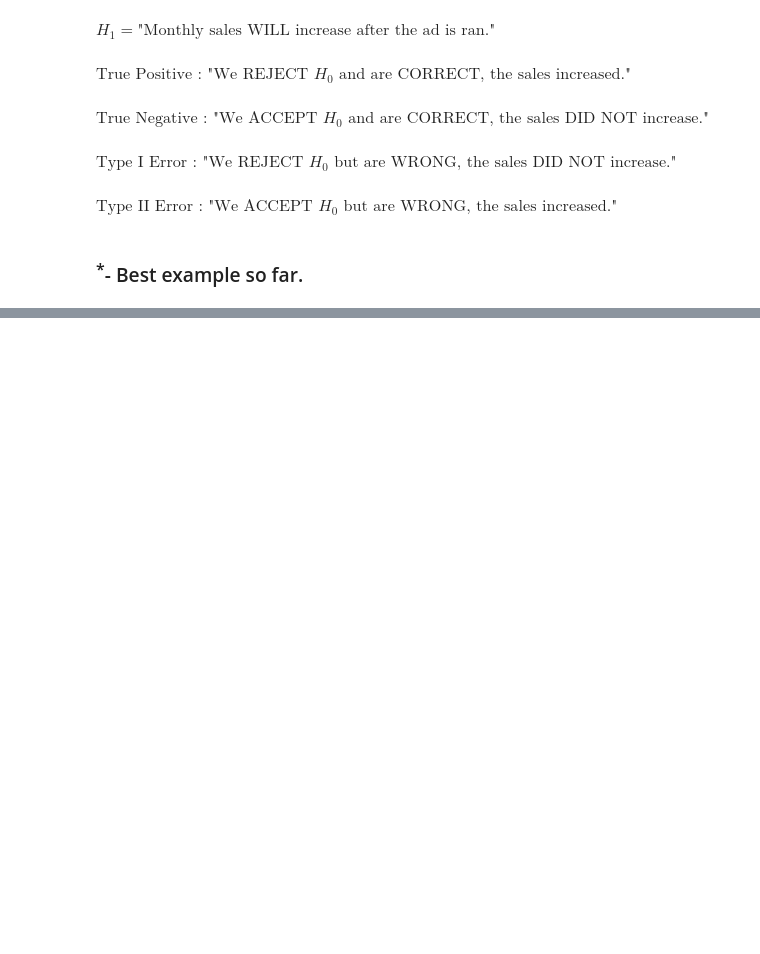
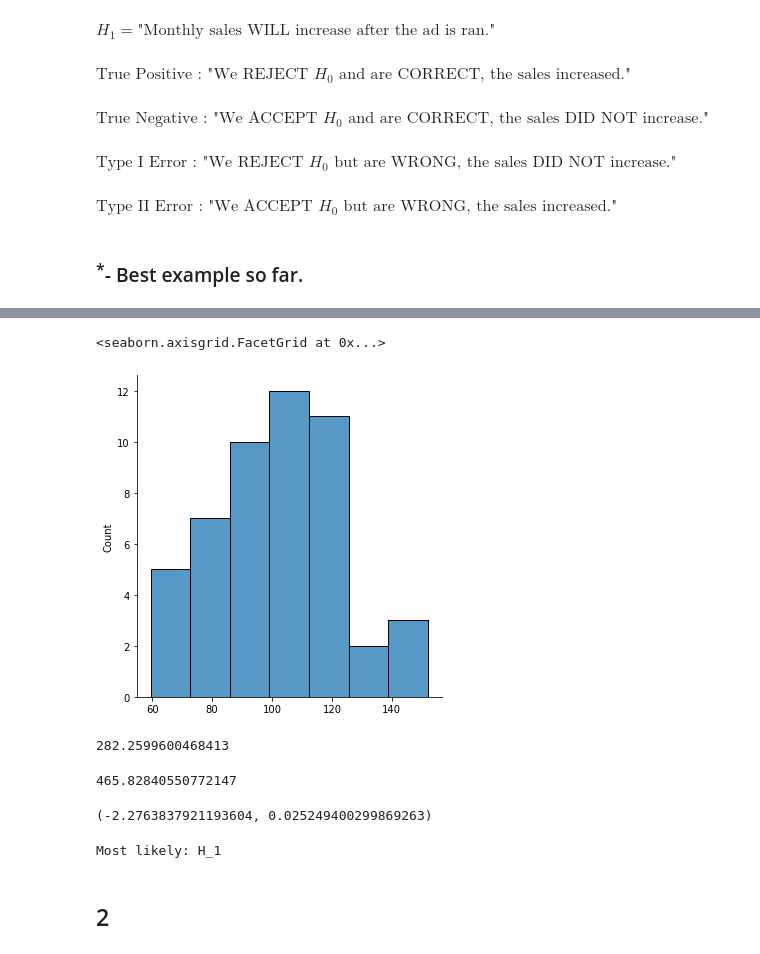
Before and after one commit to hinzle/statistics-exercises, a Jupyter notebook: hypothesis_testing.ipynb, the cells around one changed output, grey strips where cells are left out. Drawn from its saved outputs; the diff is of its cells as text; code cells hidden in the pictures; blank space fills up the shorter version.

```diff
--- a/hypothesis_testing.ipynb
+++ b/hypothesis_testing.ipynb
@@ -73,0 +138,2 @@ $\textrm{Type II Error : "We ACCEPT }H_0\textrm{ but are WRONG, the sales increa
+# %%
+office_two=stats.norm(100,20).rvs(50)
@@ -73,0 +145,28 @@ $\textrm{Type II Error : "We ACCEPT }H_0\textrm{ but are WRONG, the sales increa
+# %%
+sns.displot(office_two)
+# %% [output]
+<seaborn.axisgrid.FacetGrid at 0x...>
+[figure, added]
+# %%
+office_one.var()
+# %% [output]
+282.2599600468413
+# %%
+office_two.var()
+# %% [output]
+465.82840550772147
+# %%
+t, p = stats.ttest_ind(office_one, office_two)
+
+t, p
+# %% [output]
+(-2.2763837921193604, 0.025249400299869263)
+# %%
+if p < α:
+	print(f'Most likely: H_1')
+else:
+	print('Most likely: H_0')
+# %% [output]
+Most likely: H_1
+# %% [markdown]
+## 2
```
Also changed, not shown: parts of 32 cells of this notebook.
